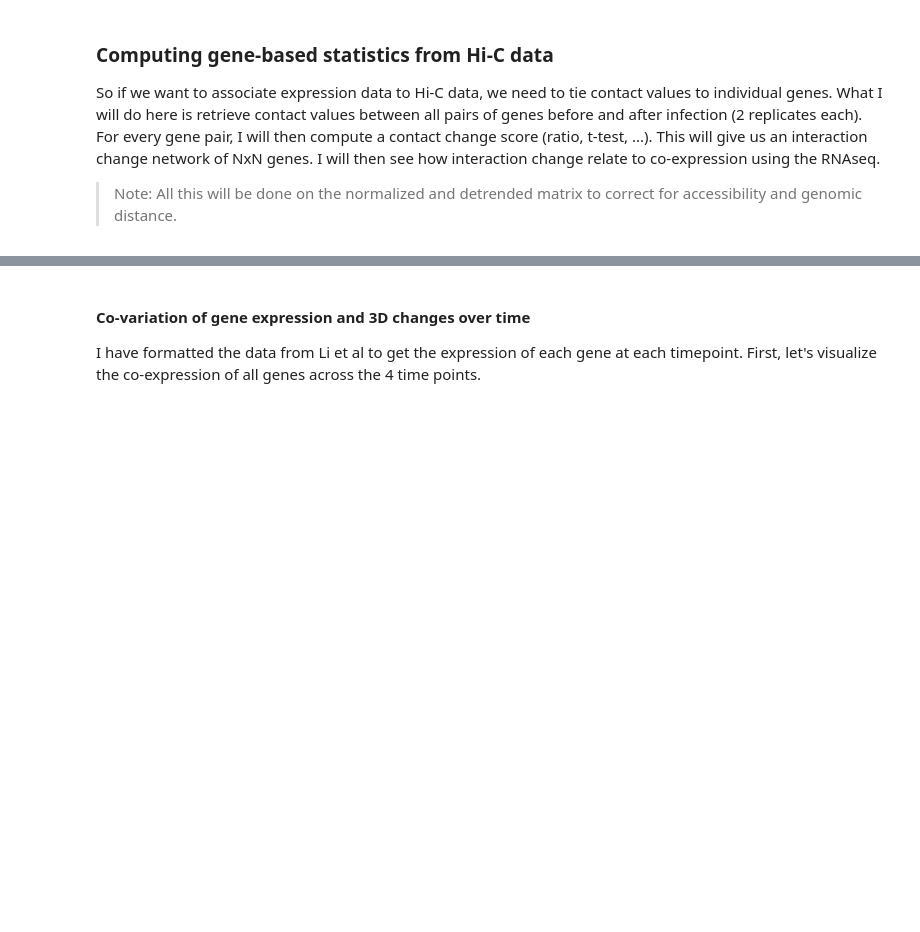
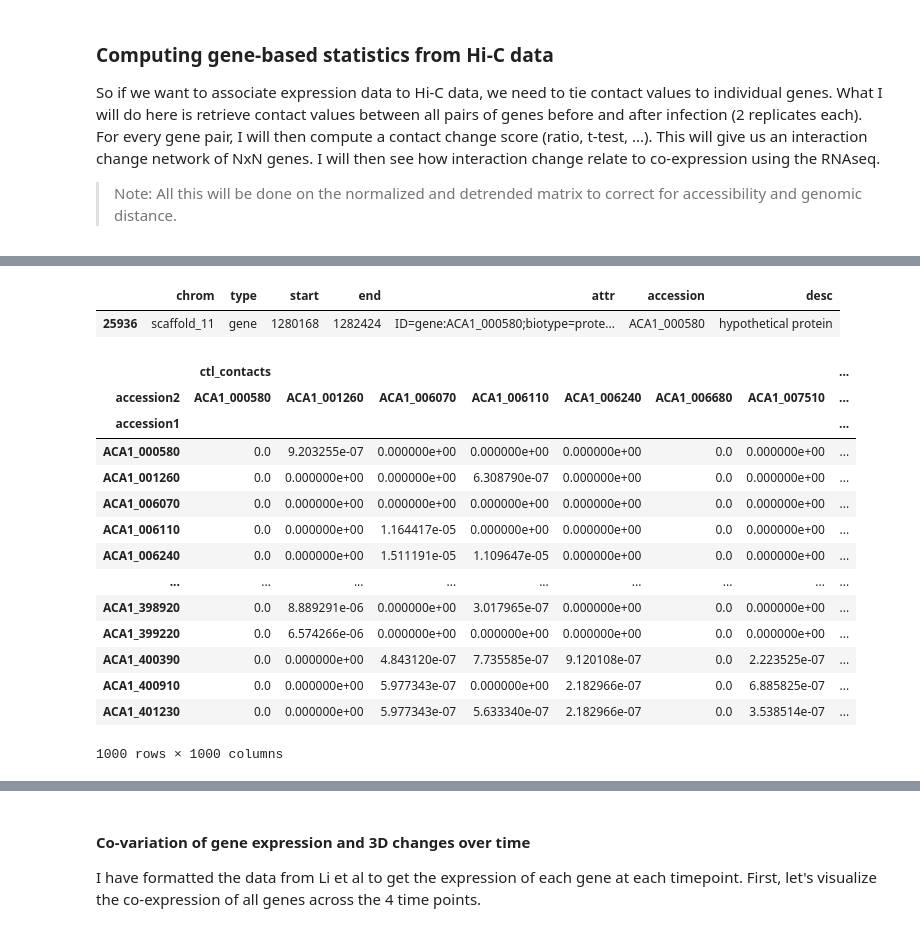
Before and after one commit to cmdoret/Acastellanii_legionella_infection, a Jupyter notebook: docs/notebooks/infection_contacts_diff_expr.ipynb, the cells around one changed output, grey strips where cells are left out. Drawn from its saved outputs; the diff is of its cells as text; code cells hidden in the pictures; blank space fills up the shorter version.

```diff
--- a/docs/notebooks/infection_contacts_diff_expr.ipynb
+++ b/docs/notebooks/infection_contacts_diff_expr.ipynb
@@ -204,0 +196,23 @@ SyntaxError: invalid syntax (<ipython-input-83-fef12c03be3f>, line 1)
+# %%
+liftover.loc[liftover.accession == 'ACA1_000580']
+# %% [output]
+|  | chrom | type | start | end | attr | accession | desc |
+| 25936 | scaffold_11 | gene | 1280168 | 1282424 | ID=gene:ACA1_000580;biotype=prote... | ACA1_000580 | hypothetical protein |
+# %%
+hic_mat
+# %% [output]
+|  | ctl_contacts |  |  |  |  |  |  | ... |
+| accession2 | ACA1_000580 | ACA1_001260 | ACA1_006070 | ACA1_006110 | ACA1_006240 | ACA1_006680 | ACA1_007510 | ... |
+| accession1 |  |  |  |  |  |  |  | ... |
+| ACA1_000580 | 0.0 | 9.203255e-07 | 0.000000e+00 | 0.000000e+00 | 0.000000e+00 | 0.0 | 0.000000e+00 | ... |
+| ACA1_001260 | 0.0 | 0.000000e+00 | 0.000000e+00 | 6.308790e-07 | 0.000000e+00 | 0.0 | 0.000000e+00 | ... |
+| ACA1_006070 | 0.0 | 0.000000e+00 | 0.000000e+00 | 0.000000e+00 | 0.000000e+00 | 0.0 | 0.000000e+00 | ... |
+| ACA1_006110 | 0.0 | 0.000000e+00 | 1.164417e-05 | 0.000000e+00 | 0.000000e+00 | 0.0 | 0.000000e+00 | ... |
+| ACA1_006240 | 0.0 | 0.000000e+00 | 1.511191e-05 | 1.109647e-05 | 0.000000e+00 | 0.0 | 0.000000e+00 | ... |
+| ... | ... | ... | ... | ... | ... | ... | ... | ... |
+| ACA1_398920 | 0.0 | 8.889291e-06 | 0.000000e+00 | 3.017965e-07 | 0.000000e+00 | 0.0 | 0.000000e+00 | ... |
+| ACA1_399220 | 0.0 | 6.574266e-06 | 0.000000e+00 | 0.000000e+00 | 0.000000e+00 | 0.0 | 0.000000e+00 | ... |
+| ACA1_400390 | 0.0 | 0.000000e+00 | 4.843120e-07 | 7.735585e-07 | 9.120108e-07 | 0.0 | 2.223525e-07 | ... |
+| ACA1_400910 | 0.0 | 0.000000e+00 | 5.977343e-07 | 0.000000e+00 | 2.182966e-07 | 0.0 | 6.885825e-07 | ... |
+| ACA1_401230 | 0.0 | 0.000000e+00 | 5.977343e-07 | 5.633340e-07 | 2.182966e-07 | 0.0 | 3.538514e-07 | ... |
+1000 rows × 1000 columns
```
Also changed, not shown: parts of 21 cells of this notebook.
